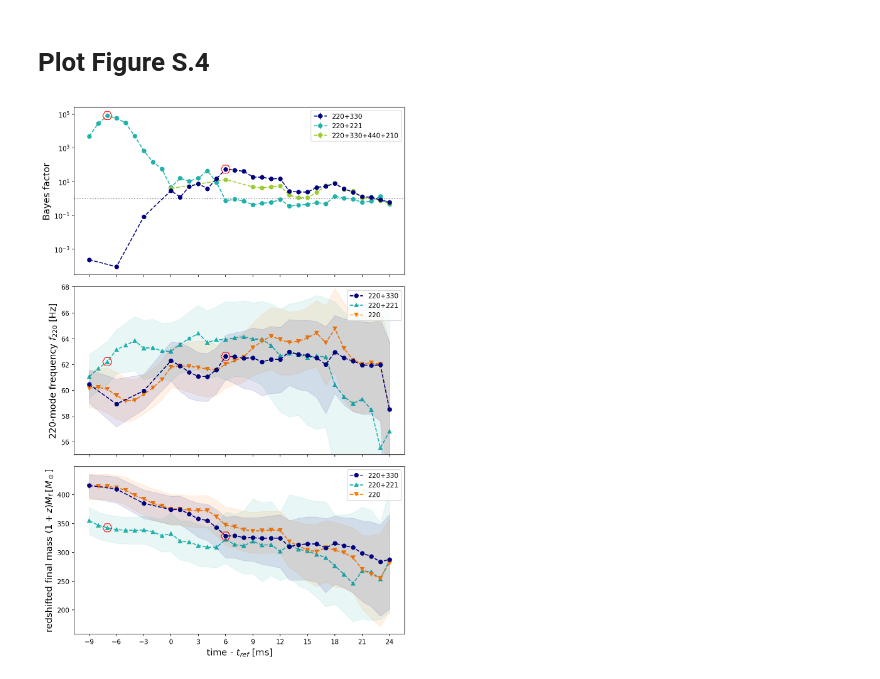
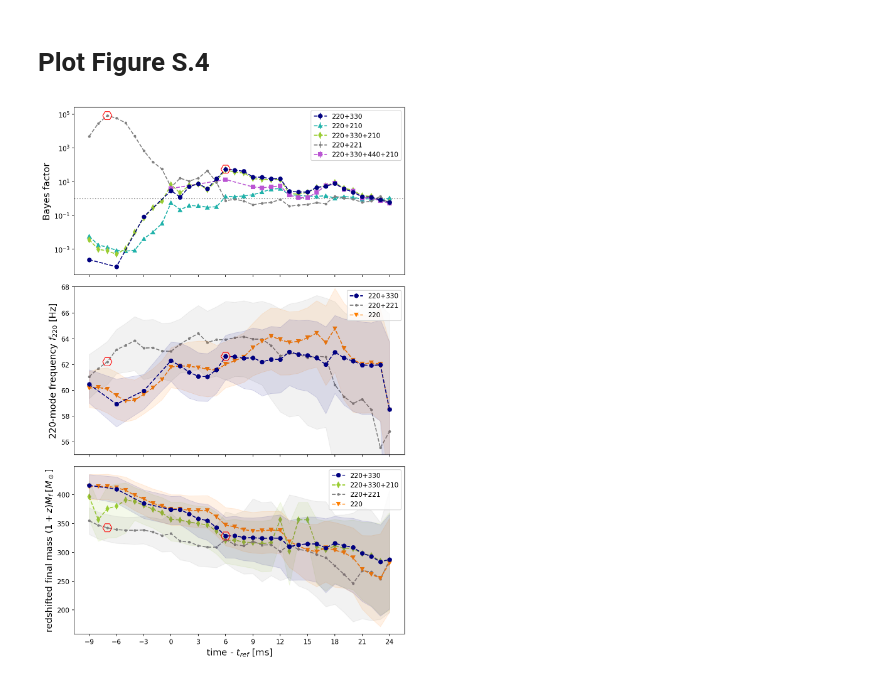
Before and after one commit to gwastro/BH-Spectroscopy-GW190521, a Jupyter notebook: figures/figure2_S4_notebook.ipynb, the cells around one changed output. Drawn from its saved outputs; the diff is of its cells as text; code cells hidden in the pictures.

```diff
--- a/figures/figure2_S4_notebook.ipynb
+++ b/figures/figure2_S4_notebook.ipynb
@@ -13,6 +13,7 @@ modes = ['220',
          '220_221_222',
          '220_221_222_223',
          '220_330',
+         '220_210',
          '220_330_210',
          '220_330_440',
          '220_330_440_210',
@@ -239,11 +257,13 @@ fig, ax = plt.subplots(3,1, sharex=True, figsize=(8,12), facecolor='w')
 
 # Panel 1 #########################################
 modes = ['220_330',
+         '220_210',
+         '220_330_210',
          '220_221',
          '220_330_440_210'
         ]
-colours = ['navy', 'lightseagreen', 'yellowgreen']
-markers = ['o', '^', 's', 'v']
+colours = ['navy', 'lightseagreen', 'yellowgreen', 'gray', 'mediumorchid']
+markers = ['o', '^', 'd', '.', 's']
 
 for count, tmp_mode in enumerate(modes):
     zord = 3
@@ -254,7 +274,7 @@ for count, tmp_mode in enumerate(modes):
                    yerr=[[bf_error_low[tmp_mode][t] for t in bf_error_low[tmp_mode]],
                          [bf_error_high[tmp_mode][t] for t in bf_error_high[tmp_mode]]],
                    label=tmp_mode.replace('_','+'),
-                   marker='o',
+                   marker=markers[count],
                    ls='--',
                    c=colours[count],
                    zorder=zord)
@@ -293,8 +313,8 @@ modes = ['220_330',
          '220_221',
          '220'
         ]
-colours = ['navy', 'lightseagreen', '#ff7f00']
-markers = ['o', '^', 'v']
+colours = ['navy', 'gray', '#ff7f00']
+markers = ['o', '.', 'v']
 param = 'f220'
 
 for count, mode in enumerate(modes):
@@ -340,11 +360,13 @@ ax[1].legend()
 
 # Panel 3 #########################################
 modes = ['220_330',
+         '220_330_210',
          '220_221',
          '220'
         ]
-colours = ['navy', 'lightseagreen', '#ff7f00']
-markers = ['o', '^', 'v']
+
+colours = ['navy', 'yellowgreen', 'gray', '#ff7f00']
+markers = ['o', 'd', '.', 'v']
 param = 'final_mass'
 
 for count, mode in enumerate(modes):
@@ -364,31 +386,31 @@ for count, mode in enumerate(modes):
                label=mode.replace('_','+'),
                color=colours[count],
                marker=markers[count],
                ls='--',
                zorder=zord)
 
 ax[2].scatter(max221,
               median_vals['220_221'][param][max221],
               marker='H',
               color='red',
               facecolor='none',
               s=200,
               zorder=4)
 
 ax[2].scatter(max330,
               median_vals['220_330'][param][max330],
               marker='H',
               color='red',
               facecolor='none',
               s=200,
               zorder=4)
 
 ax[2].set_xlabel("time - $t_{\t{ref}}$ [ms]", fontsize=14)
 ax[2].set_ylabel("redshifted final mass $(1+z)M_f \: [M_\odot]$", fontsize=14)
 ax[2].legend()
 
 fig.tight_layout()
 fig.set_dpi(150)
 fig.savefig("../figures/FigureS4.png", dpi=300, bbox_inches='tight')
 # %% [output]
-[figure, old version]
+[figure, new version]
```
Also changed, not shown: parts of 2 cells of this notebook, 2 other files.
